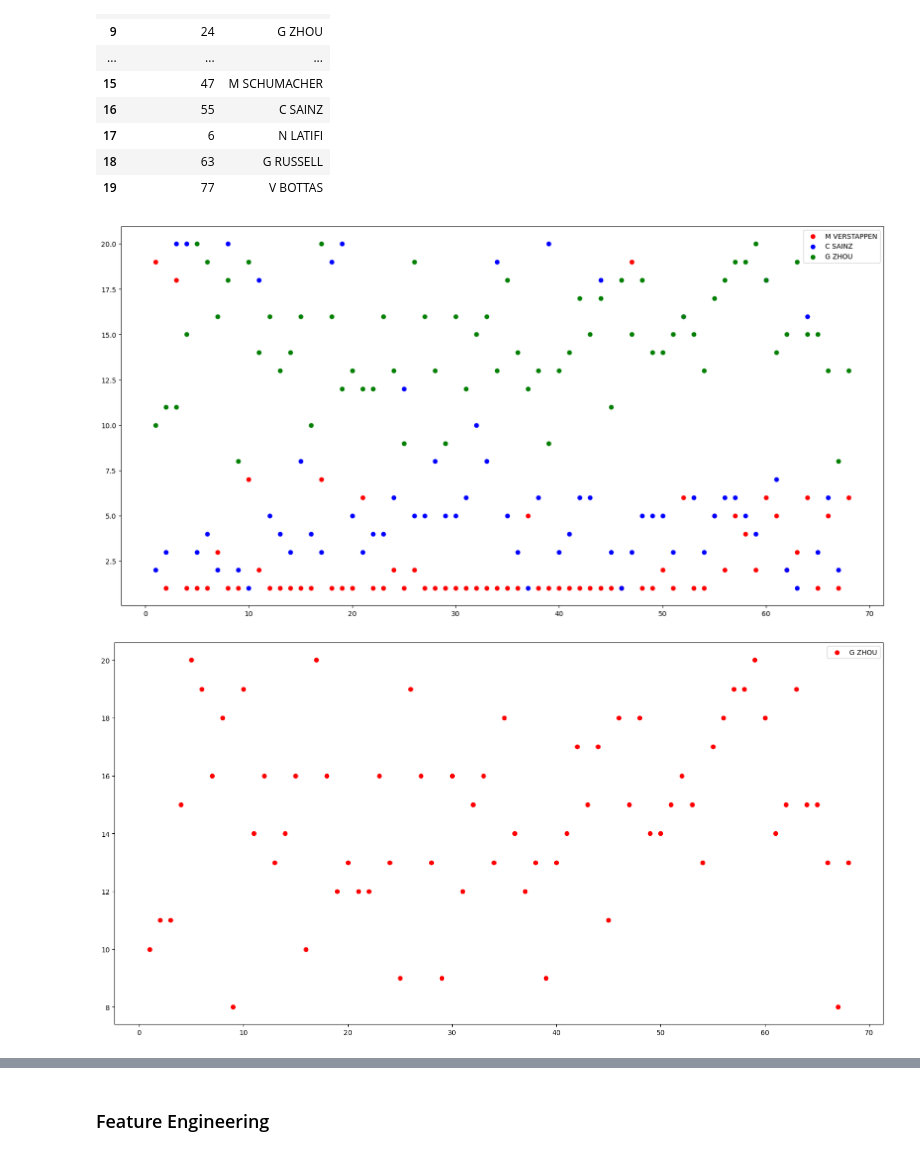
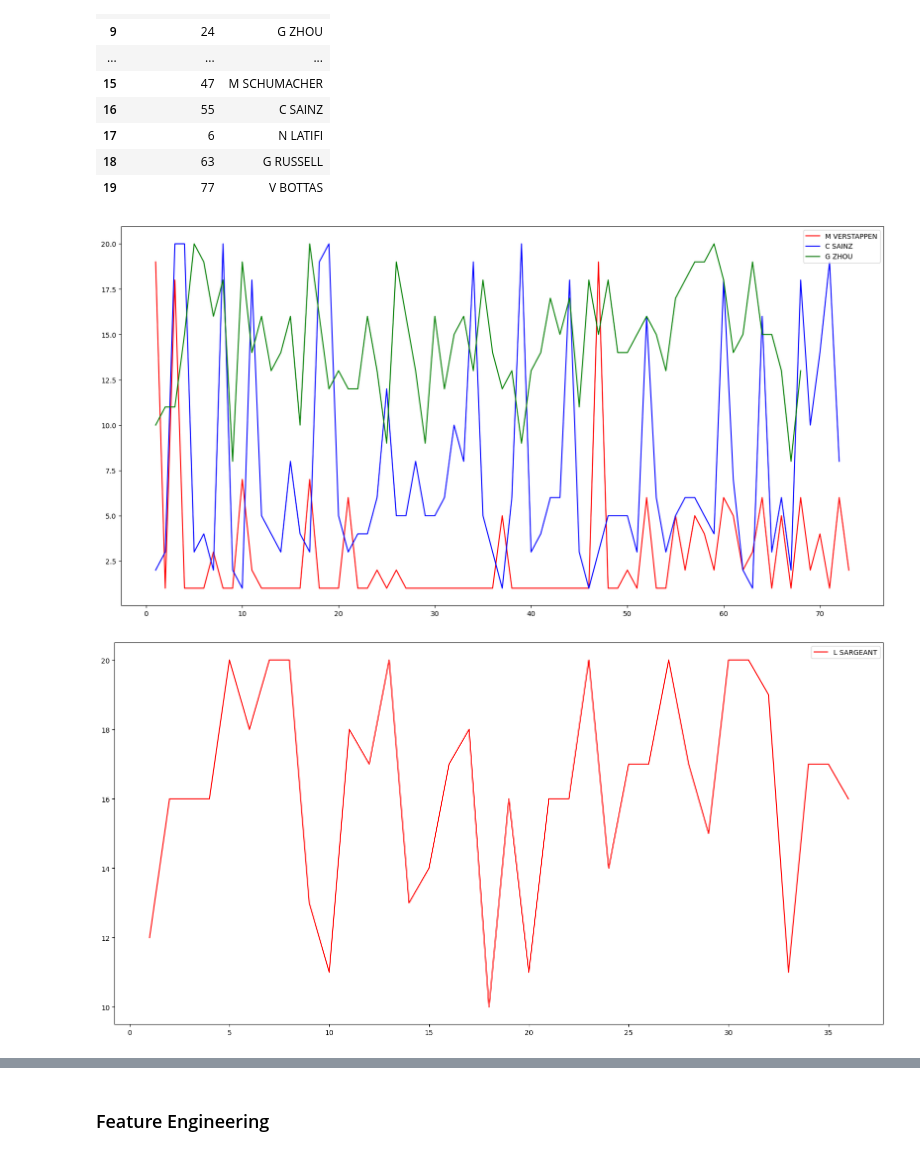
Before and after one commit to rohank36/f1, a Jupyter notebook: baseline.ipynb, the cells around one changed output, grey strips where cells are left out. Cells and saved outputs as stored; diff of their text form; code cells hidden in the pictures.

Commit message:
baseline done. need to overfit on training now

```diff
--- a/baseline.ipynb
+++ b/baseline.ipynb
@@ -163,6 +164,3 @@ array(['Sakhir', 'Jeddah', 'Melbourne', 'Imola', 'Miami', 'Barcelona',
        'Monza', 'Marina Bay', 'Suzuka', 'Austin', 'Mexico City',
        'São Paulo', 'Yas Island', 'Lusail', 'Las Vegas', 'Shanghai'],
       dtype=object)
-# %%
-trn_data = trn_data.drop(columns=["DriverNumber","Round_Number","Country"])
-test_data = test_data.drop(columns=["DriverNumber","Round_Number","Country"])
@@ -173,7 +167,7 @@ test_data = test_data.drop(columns=["BroadcastName"])
 # %%
 # one hot encode: driver, team, circuit, year
 
-#df_encoded = pd.get_dummies(df, columns=["YourColumnName"])
-trn_data = pd.get_dummies(trn_data,columns=['TeamName'], drop_first=True)
-trn_data = pd.get_dummies(trn_data,columns=['Location'], drop_first=True)
-trn_data = pd.get_dummies(trn_data,columns=['Year'], drop_first=True)
+# have to concatenate data so that one hot encoding is aligned across train and test dataset
+data = pd.concat([trn_data,test_data], axis=0, ignore_index=True)
+data = pd.get_dummies(data,columns=['TeamName'], drop_first=True)
+data = pd.get_dummies(data,columns=['Location'], drop_first=True) # maybe don't one hot encode location. might just add noise. test with it first then see how dropping it changes.
@@ -222,10 +200,10 @@ def plt_race_positions(driverNumbers):
     colors = ["red","blue","green"]
     color_idx = 0
     for driver in driverNumbers:
-        y = trn_data.loc[trn_data["DriverNumber"]==driver,["Race_Position"]]
-        name = trn_data.loc[trn_data["DriverNumber"]==driver,["BroadcastName"]].iloc[0,0]
+        y = data.loc[data["DriverNumber"]==driver,["Race_Position"]]
+        name = data.loc[data["DriverNumber"]==driver,["BroadcastName"]].iloc[0,0]
         x = [i for i in range(1,len(y)+1,1)]
-        plt.scatter(x,y,color=colors[color_idx],label=name)
+        plt.plot(x,y,color=colors[color_idx],label=name)
         color_idx+=1
 
     plt.legend()
@@ -233,8 +211,8 @@ def plt_race_positions(driverNumbers):
 # %%
 plt_race_positions([1,55,24])
 # %% [output]
-[figure, old version]
+[figure, new version]
 # %%
-plt_race_positions([24])
+plt_race_positions([2])
 # %% [output]
-[figure, old version]
+[figure, new version]
```
Also changed, not shown: parts of 44 cells of this notebook.
